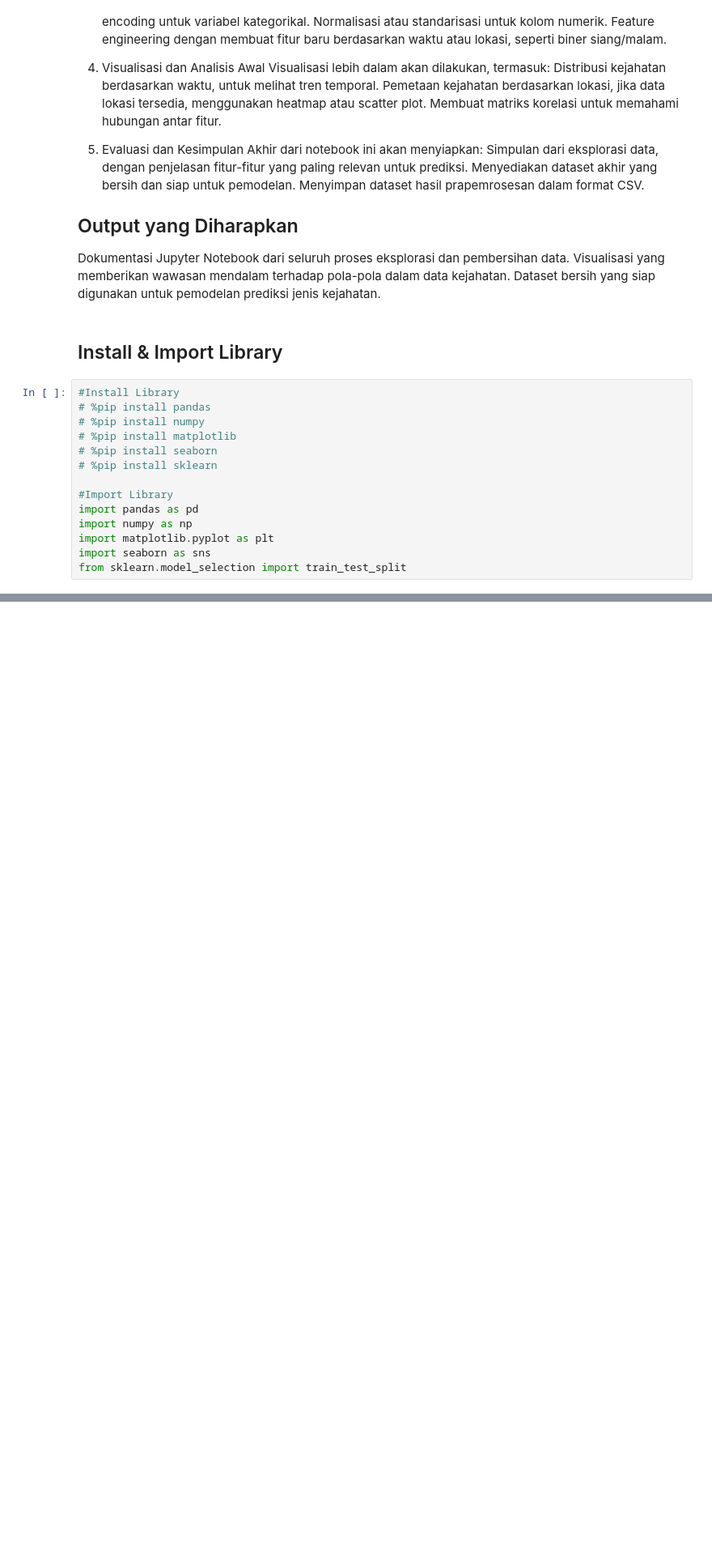
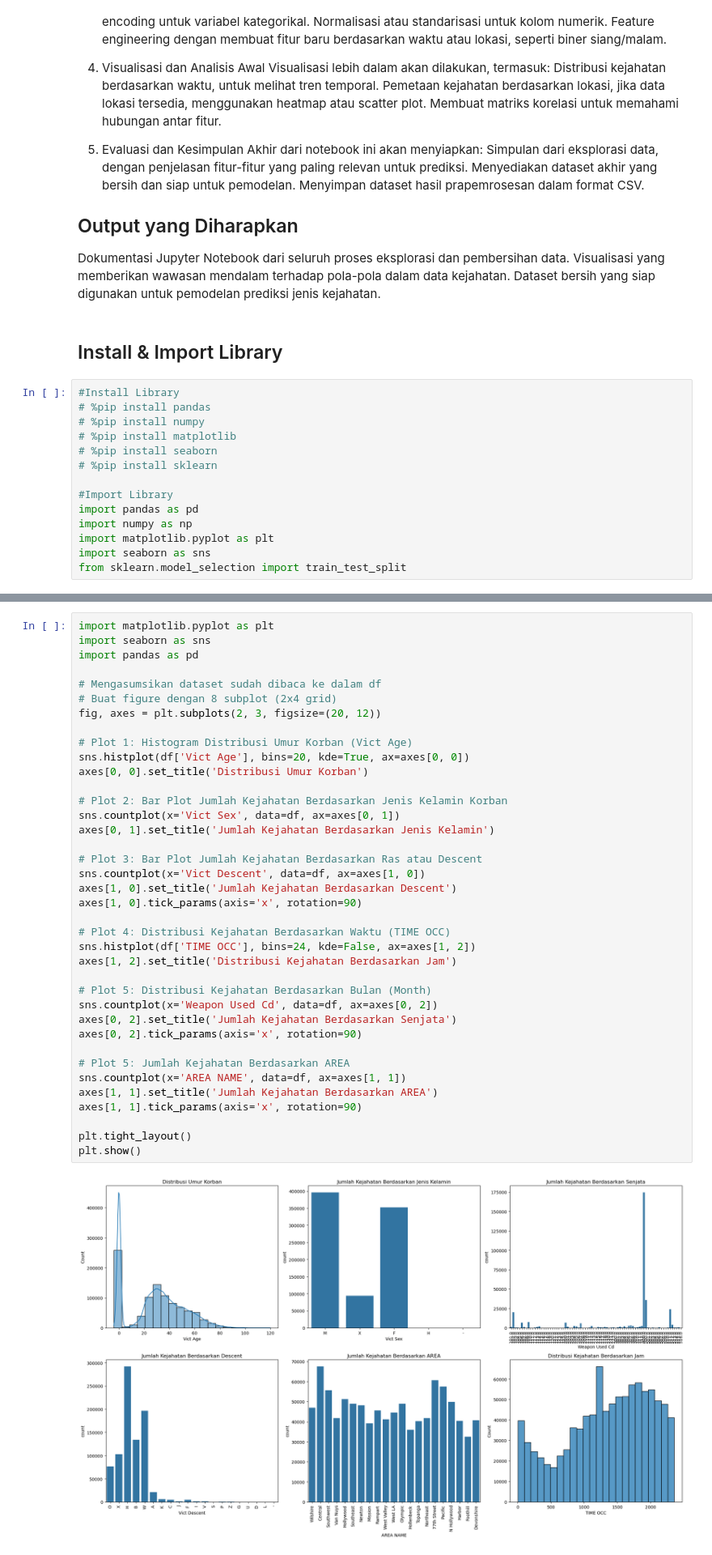
Before and after one commit to Hizwara/tugas1pap, a Jupyter notebook: tugas1/tugas1.ipynb, the cells around one changed output, grey strips where cells are left out. Shown at 81% size. Saved outputs shown, nothing was run; the diff lists cells and outputs as text; blank space fills up the shorter version.

```diff
--- a/tugas1/tugas1.ipynb
+++ b/tugas1/tugas1.ipynb
@@ -232,0 +182,40 @@ ValueError: hist method requires numerical or datetime columns, nothing to plot.
+# %%
+import matplotlib.pyplot as plt
+import seaborn as sns
+import pandas as pd
+
+# Mengasumsikan dataset sudah dibaca ke dalam df
+# Buat figure dengan 8 subplot (2x4 grid)
+fig, axes = plt.subplots(2, 3, figsize=(20, 12))
+
+# Plot 1: Histogram Distribusi Umur Korban (Vict Age)
+sns.histplot(df['Vict Age'], bins=20, kde=True, ax=axes[0, 0])
+axes[0, 0].set_title('Distribusi Umur Korban')
+
+# Plot 2: Bar Plot Jumlah Kejahatan Berdasarkan Jenis Kelamin Korban
+sns.countplot(x='Vict Sex', data=df, ax=axes[0, 1])
+axes[0, 1].set_title('Jumlah Kejahatan Berdasarkan Jenis Kelamin')
+
+# Plot 3: Bar Plot Jumlah Kejahatan Berdasarkan Ras atau Descent
+sns.countplot(x='Vict Descent', data=df, ax=axes[1, 0])
+axes[1, 0].set_title('Jumlah Kejahatan Berdasarkan Descent')
+axes[1, 0].tick_params(axis='x', rotation=90)
+
+# Plot 4: Distribusi Kejahatan Berdasarkan Waktu (TIME OCC)
+sns.histplot(df['TIME OCC'], bins=24, kde=False, ax=axes[1, 2])
+axes[1, 2].set_title('Distribusi Kejahatan Berdasarkan Jam')
+
+# Plot 5: Distribusi Kejahatan Berdasarkan Bulan (Month)
+sns.countplot(x='Weapon Used Cd', data=df, ax=axes[0, 2])
+axes[0, 2].set_title('Jumlah Kejahatan Berdasarkan Senjata')
+axes[0, 2].tick_params(axis='x', rotation=90)
+
+# Plot 5: Jumlah Kejahatan Berdasarkan AREA
+sns.countplot(x='AREA NAME', data=df, ax=axes[1, 1])
+axes[1, 1].set_title('Jumlah Kejahatan Berdasarkan AREA')
+axes[1, 1].tick_params(axis='x', rotation=90)
+
+plt.tight_layout()
+plt.show()
+# %% [output]
+[figure, added]
```
Also changed, not shown: parts of 44 cells of this notebook.
